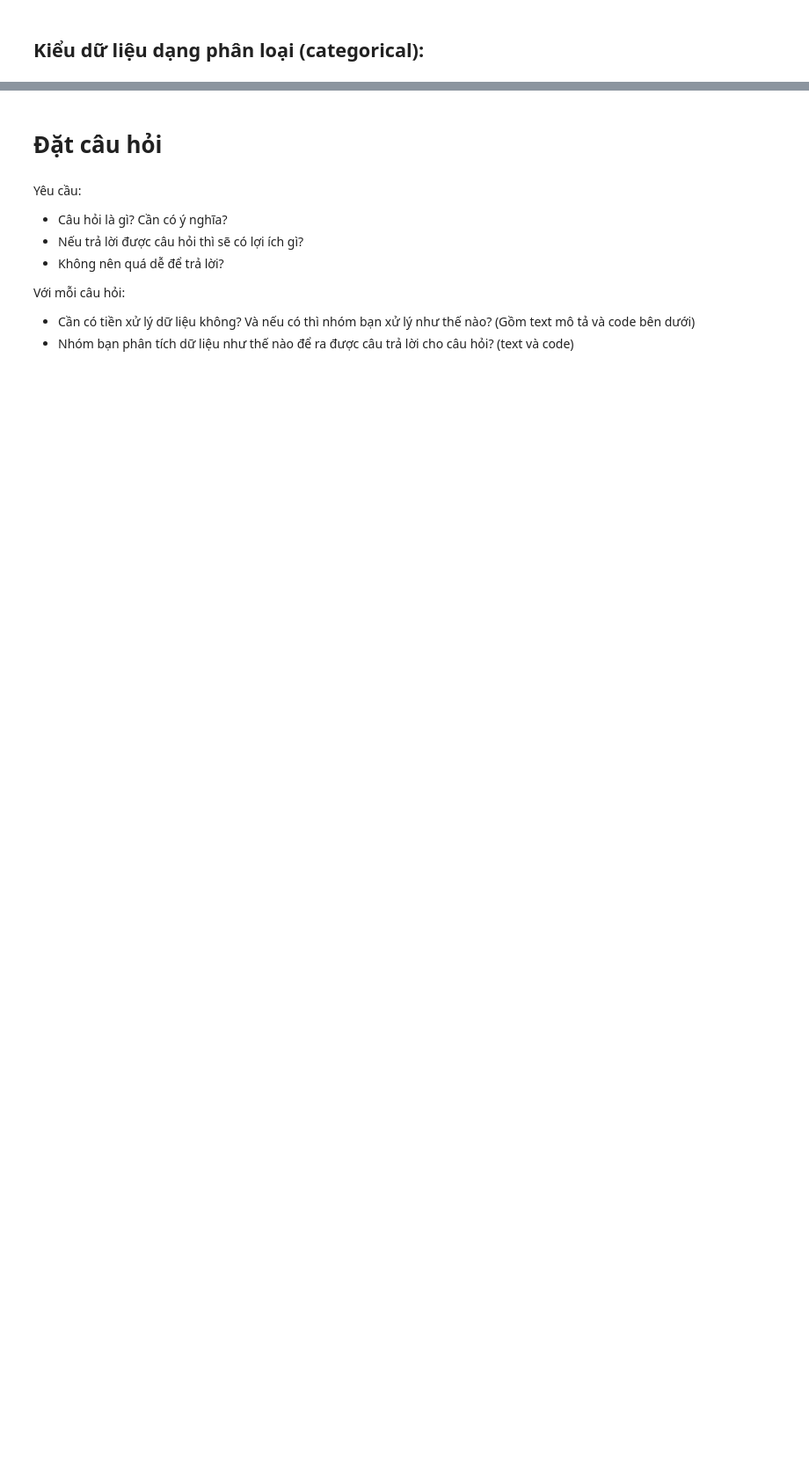
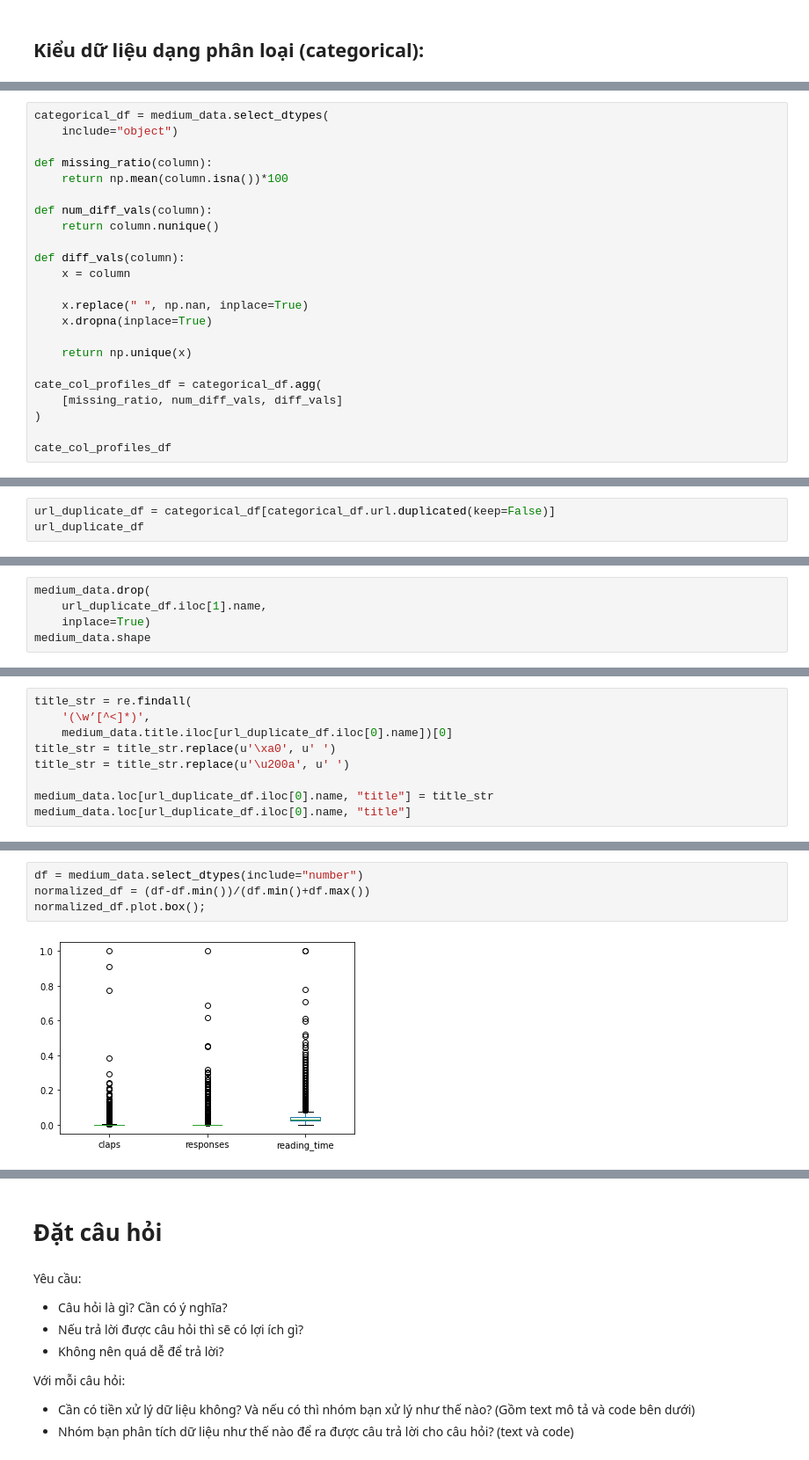
Before and after one commit to kenneth-nguyenn/P4DS_FinalProject, a Jupyter notebook: Source/Final Project.ipynb, the cells around one changed output, grey strips where cells are left out. Shown: that part at 88% size. Saved outputs shown, nothing was run; the diff lists cells and outputs as text; blank space fills up the shorter version.

```diff
--- a/Source/Final Project.ipynb
+++ b/Source/Final Project.ipynb
@@ -72,0 +159,23 @@ các giá trị phân bố như thế nào? (Số lượng/ Tỉ lệ các giá
+# %%
+categorical_df = medium_data.select_dtypes(
+    include="object")
+
+def missing_ratio(column):
+    return np.mean(column.isna())*100
+
+def num_diff_vals(column):
+    return column.nunique()
+
+def diff_vals(column):
+    x = column
+
+    x.replace(" ", np.nan, inplace=True)
+    x.dropna(inplace=True)
+
+    return np.unique(x)
+
+cate_col_profiles_df = categorical_df.agg(
+    [missing_ratio, num_diff_vals, diff_vals]
+)
+
+cate_col_profiles_df
@@ -72,0 +201,3 @@ các giá trị phân bố như thế nào? (Số lượng/ Tỉ lệ các giá
+# %%
+url_duplicate_df = categorical_df[categorical_df.url.duplicated(keep=False)]
+url_duplicate_df
@@ -72,0 +220,5 @@ các giá trị phân bố như thế nào? (Số lượng/ Tỉ lệ các giá
+# %%
+medium_data.drop(
+    url_duplicate_df.iloc[1].name,
+    inplace=True)
+medium_data.shape
@@ -72,0 +227,9 @@ các giá trị phân bố như thế nào? (Số lượng/ Tỉ lệ các giá
+# %%
+title_str = re.findall(
+    '(\w’[^<]*)',
+    medium_data.title.iloc[url_duplicate_df.iloc[0].name])[0]
+title_str = title_str.replace(u'\xa0', u' ')
+title_str = title_str.replace(u'\u200a', u' ')
+
+medium_data.loc[url_duplicate_df.iloc[0].name, "title"] = title_str
+medium_data.loc[url_duplicate_df.iloc[0].name, "title"]
@@ -72,0 +272,6 @@ các giá trị phân bố như thế nào? (Số lượng/ Tỉ lệ các giá
+# %%
+df = medium_data.select_dtypes(include="number")
+normalized_df = (df-df.min())/(df.min()+df.max())
+normalized_df.plot.box();
+# %% [output]
+[figure, added]
```
Also changed, not shown: parts of 85 cells of this notebook.
